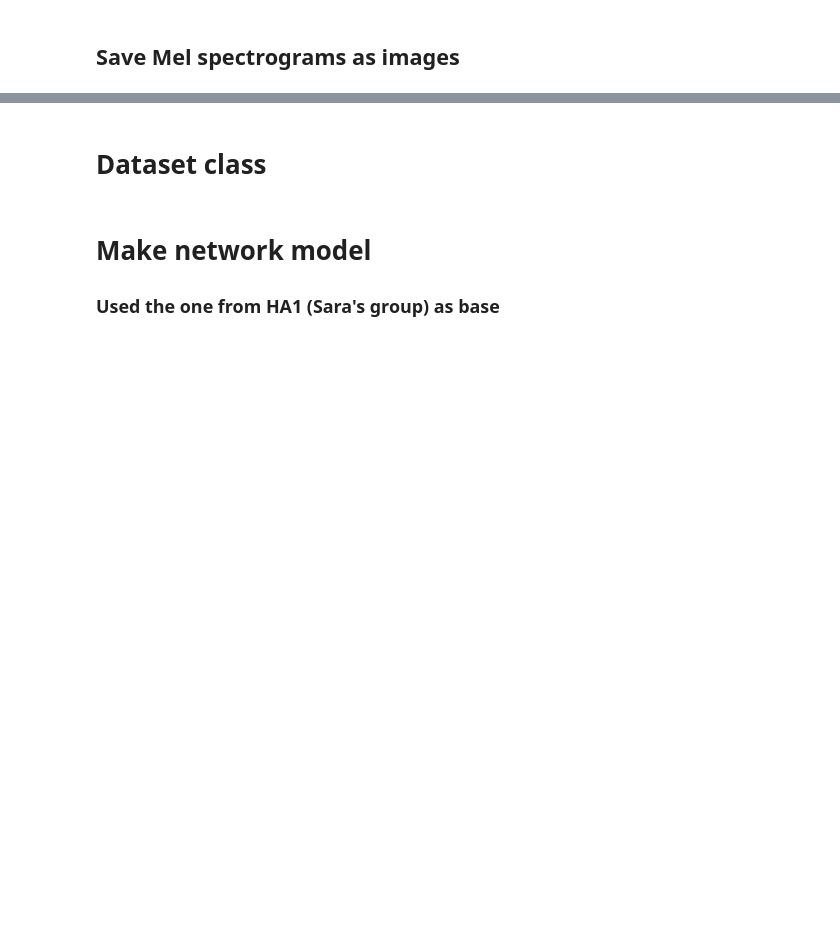
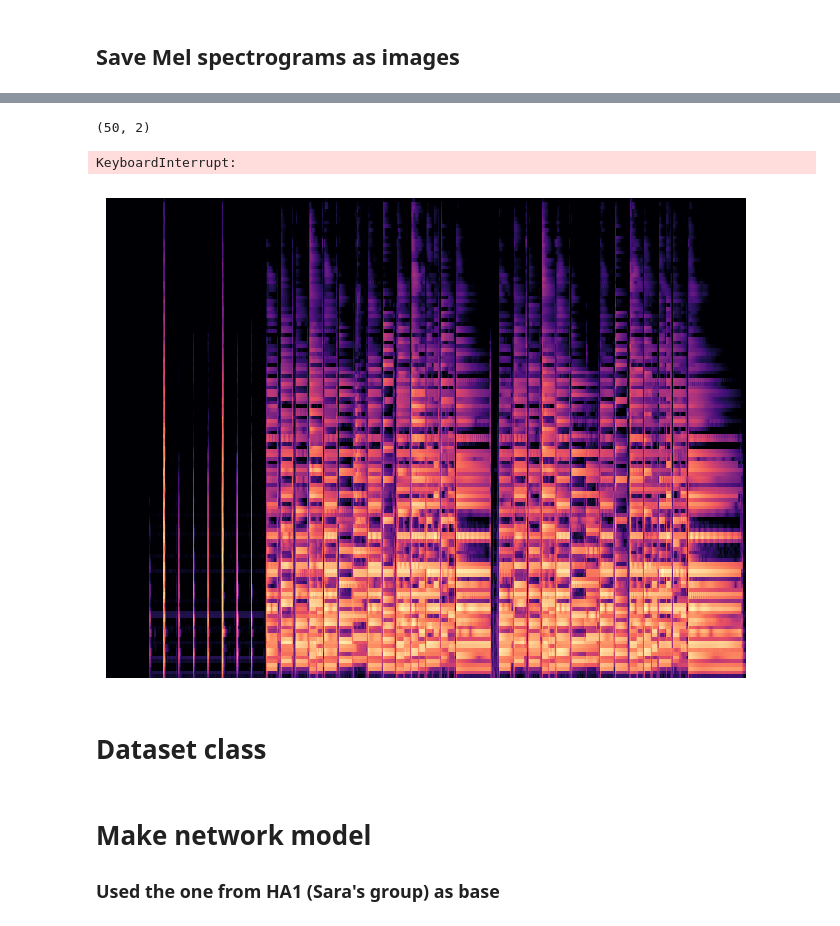
Before and after one commit to cristex/DML-Project, a Jupyter notebook: musical-instrument-detection.ipynb, the cells around one changed output, grey strips where cells are left out. Cells and saved outputs as stored; diff of their text form; code cells hidden in the pictures; blank space fills up the shorter version.

```diff
--- a/musical-instrument-detection.ipynb
+++ b/musical-instrument-detection.ipynb
@@ -288,32 +325,40 @@ folder_names = ['Mel_guitar', 'Mel_piano', 'Mel_drum']
+# %%
+dd_val.shape
+# %% [output]
+(50, 2)
 # %%
 #TODO: Remove the limit to to this for all files.
-
+'''
 def save_mel_images(folder_name, folder_names, class_list):
 
     if not os.path.exists(folder_name):
            os.makedirs(folder_name)
 
     for folder in folder_names:
-        if not os.path.exists(folder_name '/'+ folder):
+        if not os.path.exists(folder_name + '/'+ folder):
            os.makedirs(folder_name + '/' + folder)
 
     for i, category in enumerate(folder_names):
         # TODO: What axes do we want?
         for j, file in enumerate(class_list[i]['file']):
-            if j == 5:
-                break
+            #if j == 5:
+                #break
             a, b = open(file)
             plt.axis('off') # no axis
             plt.axes([0., 0., 1., 1.], frameon=False, xticks=[], yticks=[]) # Remove the white edge
 
             S = librosa.feature.melspectrogram(y=a, sr=b)
             librosa.display.specshow(librosa.power_to_db(S, ref=np.max))
             plt.savefig(folder_name + '/' + folder_names[i]+'/mel{}'.format(j)+'.jpg')
             plt.close()
 
 
 save_mel_images('data', folder_names, class_list_train)
 save_mel_images('test', folder_names, class_list_test)
+save_mel_images('val', folder_names, class_list_val)'''
+# %% [output]
+KeyboardInterrupt:
+[figure, added]
 # %% [markdown]
 # Dataset class
 # %%
```
Also changed, not shown: parts of 9 cells of this notebook.
